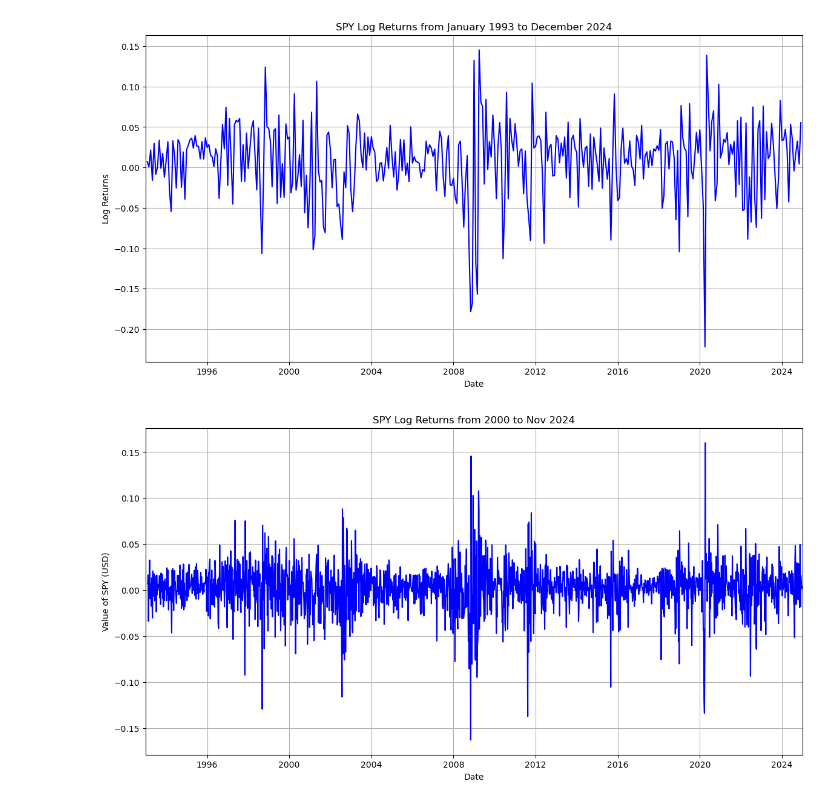
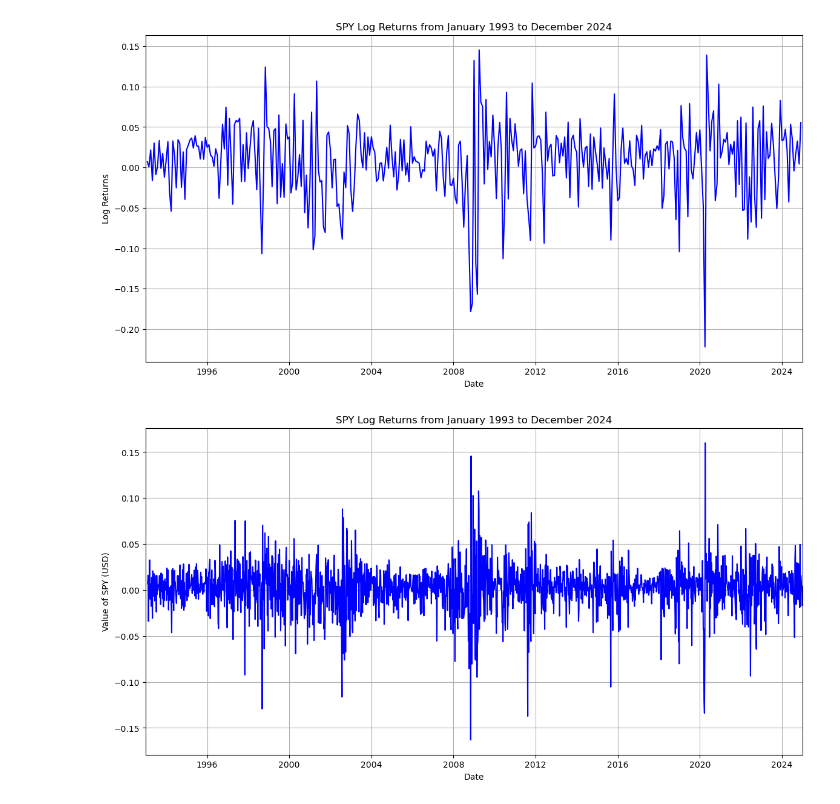
Before and after one commit to dhcchh/SPY-Analytics-Forecasting-Project, a Jupyter notebook: ML-Notebooks/ML-EDA.ipynb, the cells around one changed output. Drawn from its saved outputs; the diff is of its cells as text; code cells hidden in the pictures.

```diff
--- a/ML-Notebooks/ML-EDA.ipynb
+++ b/ML-Notebooks/ML-EDA.ipynb
@@ -140,12 +141,12 @@ plt.show()
 # %%
 plt.figure(figsize=(14, 7))
 plt.plot(spy_week["date"], spy_week["log_return"], color="blue", label="No Inflation")
-plt.title("SPY Log Returns from 2000 to Nov 2024")
+plt.title("SPY Log Returns from January 1993 to December 2024")
 plt.xlim([datetime(1993, 1, 1), datetime(2024, 12, 31)])
 plt.xlabel("Date")
 plt.ylabel("Value of SPY (USD)")
 plt.grid(True)
 plt.savefig("spy_1_diff.png")
 plt.show()
 # %% [output]
-[figure, old version]
+[figure, new version]
```
Also changed, not shown: parts of 9 cells of this notebook.
